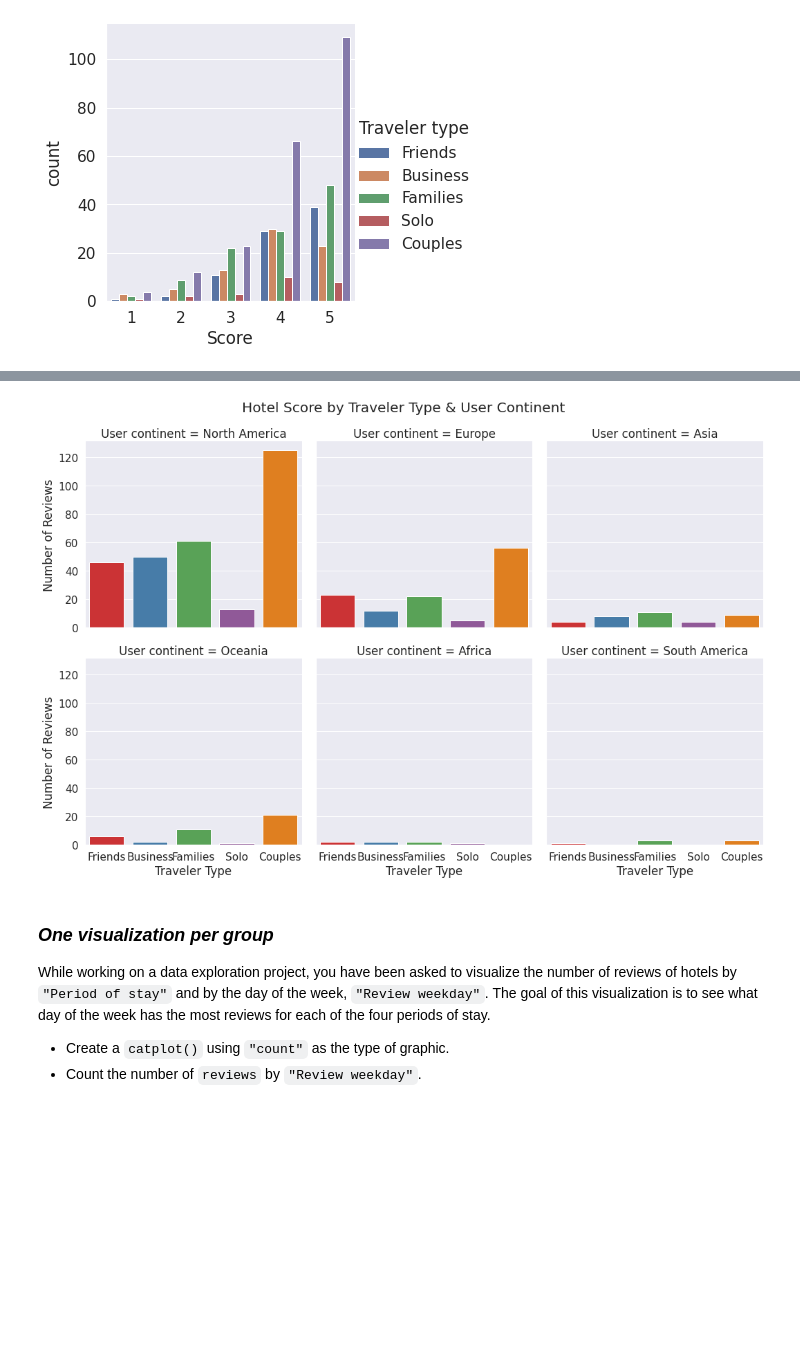
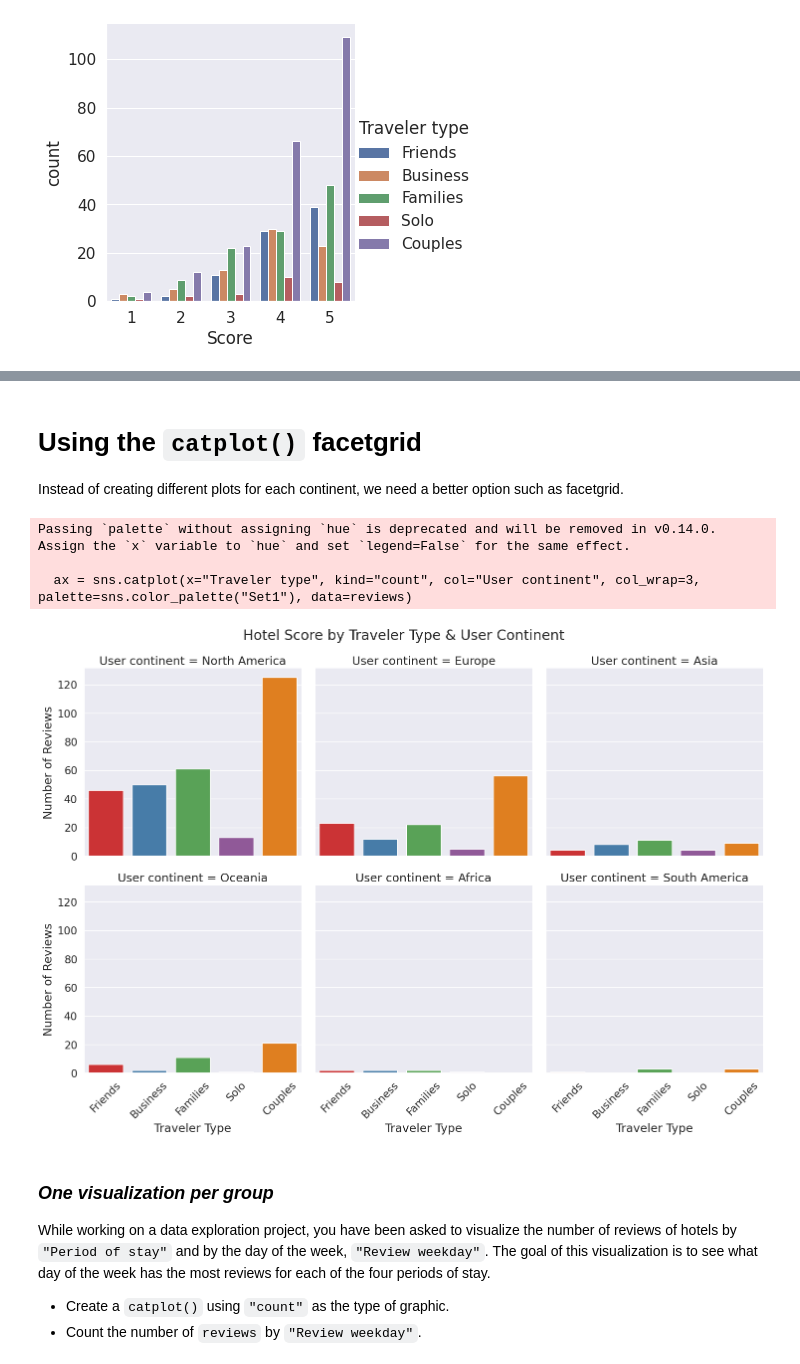
Before and after one commit to armeros/DC_DataMani_Categorical_Data, a Jupyter notebook: Categorical_Data.ipynb, the cells around one changed output, grey strips where cells are left out. Saved outputs shown, nothing was run; the diff lists cells and outputs as text; code cells hidden in the pictures; blank space fills up the shorter version.

```diff
--- a/Categorical_Data.ipynb
+++ b/Categorical_Data.ipynb
@@ -1201,0 +1505,4 @@ The couples Traveler type and a score of 5 were the most common values found in
+# %%
+sns.set_style("whitegrid")
+sns.catplot(data=reviews, x='User continent', kind='count', hue='Traveler type');
+plt.xticks(rotation=45); plt.show()
@@ -1202,20 +1511,28 @@ The couples Traveler type and a score of 5 were the most common values found in
+# %% [markdown]
+# **Using the `catplot()` facetgrid**
+
+Instead of creating different plots for each continent, we need a better option such as facetgrid.
 # %%
 import pandas as pd
 import seaborn as sns
 import matplotlib.pyplot as plt
 
 reviews = pd.read_csv('lasvegas_tripadvisor.csv')
 
 sns.set(font_scale=1.4)
 sns.set_style("darkgrid")
 
 ax = sns.catplot(x="Traveler type", kind="count", col="User continent", col_wrap=3, palette=sns.color_palette("Set1"), data=reviews)
 ax.fig.suptitle("Hotel Score by Traveler Type & User Continent")
 ax.set_axis_labels("Traveler Type", "Number of Reviews")
+ax.tick_params(axis='x', rotation=45)
 plt.subplots_adjust(top=.9)
 plt.show()
 # %% [output]
+Passing `palette` without assigning `hue` is deprecated and will be removed in v0.14.0. Assign the `x` variable to `hue` and set `legend=False` for the same effect.
+
+  ax = sns.catplot(x="Traveler type", kind="count", col="User continent", col_wrap=3, palette=sns.color_palette("Set1"), data=reviews)
-[figure, old version]
+[figure, new version]
 # %% [markdown]
 ### ***One visualization per group***
 
```
Also changed, not shown: parts of 80 cells of this notebook.
